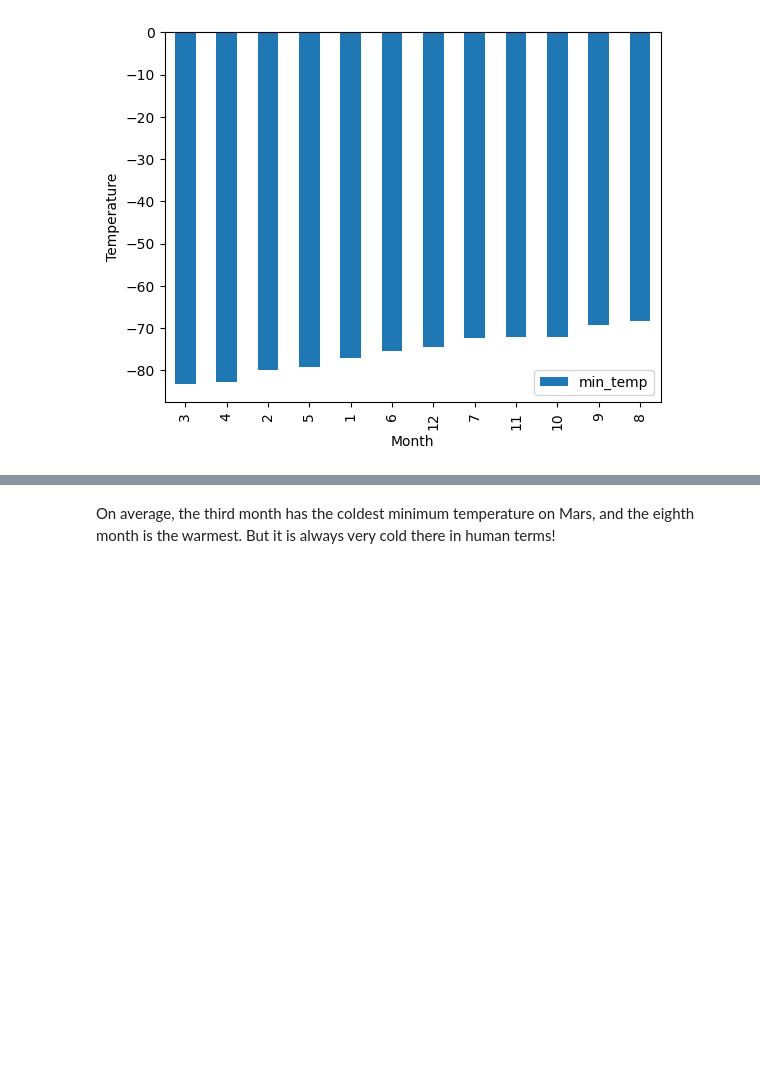
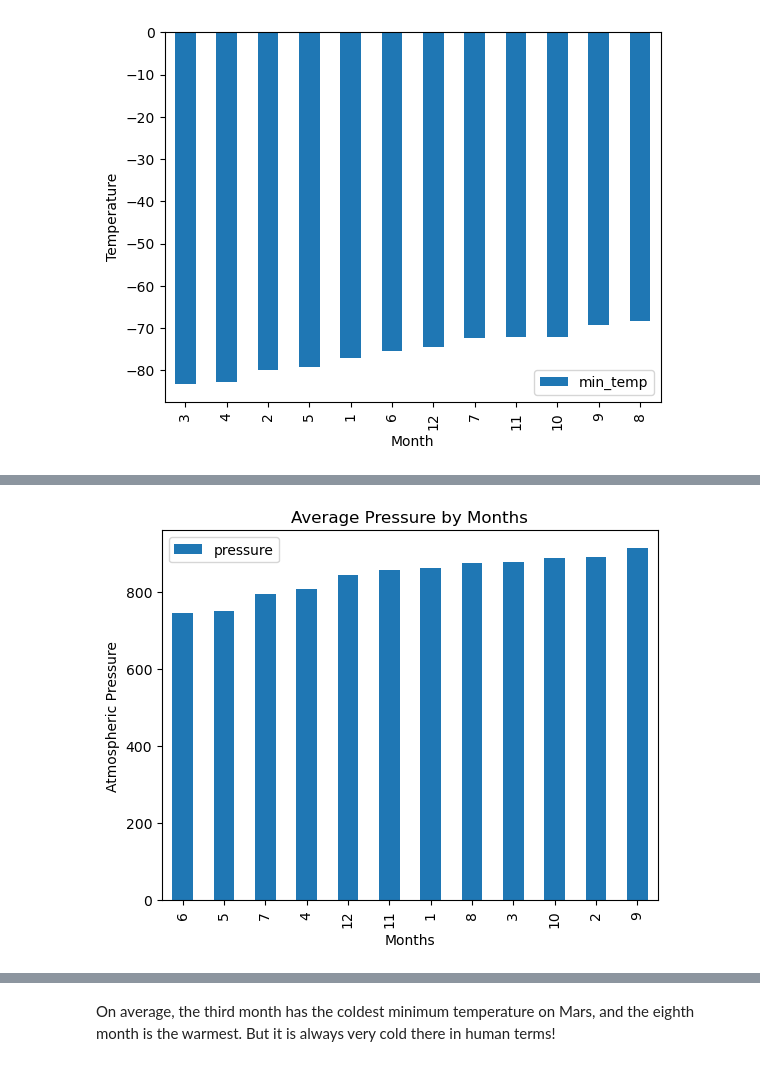
Before and after one commit to leedthanh/web-scraping, a Jupyter notebook: part_2_mars_weather.ipynb, the cells around one changed output, grey strips where cells are left out. Cells and saved outputs as stored; diff of their text form; code cells hidden in the pictures; blank space fills up the shorter version.

```diff
--- a/part_2_mars_weather.ipynb
+++ b/part_2_mars_weather.ipynb
@@ -229,0 +210,8 @@ Name: pressure, dtype: float64
+# %%
+# 4. Average pressure by Martian month
+avg_pressure = mars_df.groupby('month').mean(['pressure'])
+avg_pressure
+
+# filter by month and pressure columns for bar graph
+filter_pressure= avg_pressure.filter(["month", "pressure"])
+filter_pressure
@@ -230,2 +233,14 @@ Name: pressure, dtype: float64
+# %%
+# Plot the average pressure by month
+# sort pressure columns
+sorted_df = filter_pressure.sort_values(by='pressure' , ascending = True )
+
+sorted_df.plot(kind="bar")
+plt.ylabel('Atmospheric Pressure')
+plt.xlabel('Months')
+plt.title('Average Pressure by Months')
+plt.show()
+# %% [output]
+[figure, added]
 # %%
 # 5. How many terrestrial (earth) days are there in a Martian year?
```
Also changed, not shown: parts of 6 cells of this notebook.
